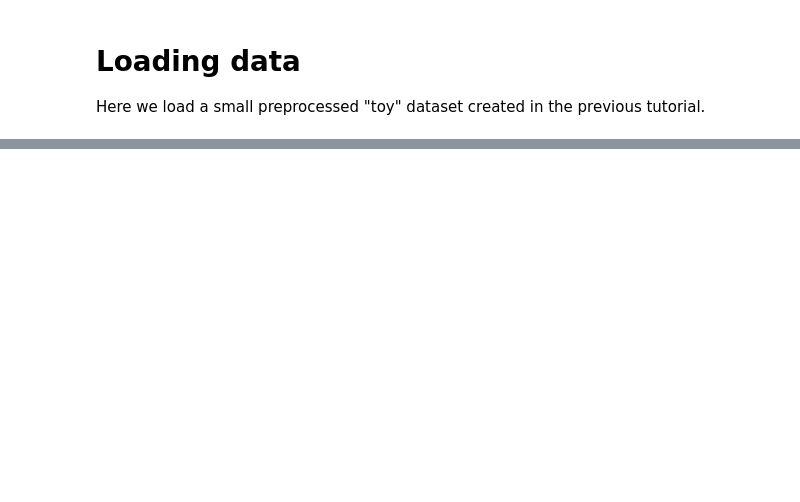
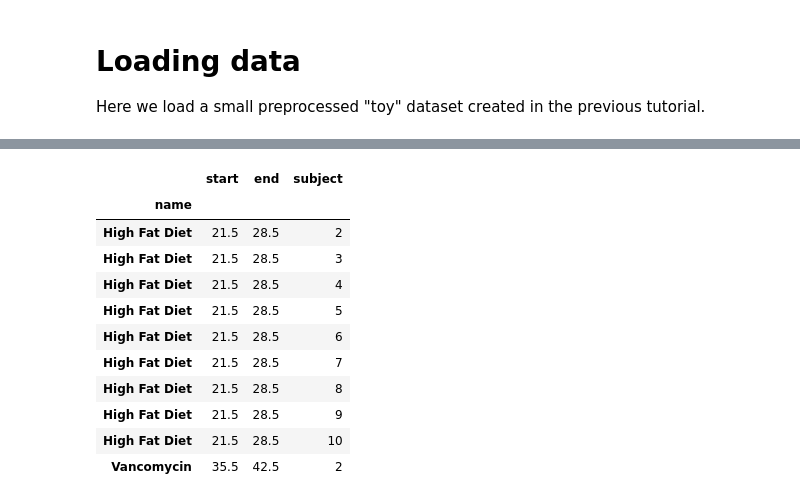
Before and after one commit to gibsonlab/mdsine2_tutorials, a Jupyter notebook: notebooks/tut_01b_viz.ipynb, the cells around one changed output, grey strips where cells are left out. Cells and saved outputs as stored; diff of their text form; code cells hidden in the pictures; blank space fills up the shorter version.

```diff
--- a/notebooks/tut_01b_viz.ipynb
+++ b/notebooks/tut_01b_viz.ipynb
@@ -394,0 +178,16 @@ plt.savefig(fig_dir / 'posterior_fix_assignments_{:04d}.png'.format(seed))
+# %%
+perturbations = pd.read_csv(tsv_files['perturbations'], index_col = 0, sep='\t')
+perturbations.head(n = 10)
+# %% [output]
+|  | start | end | subject |
+| name |  |  |  |
+| High Fat Diet | 21.5 | 28.5 | 2 |
+| High Fat Diet | 21.5 | 28.5 | 3 |
+| High Fat Diet | 21.5 | 28.5 | 4 |
+| High Fat Diet | 21.5 | 28.5 | 5 |
+| High Fat Diet | 21.5 | 28.5 | 6 |
+| High Fat Diet | 21.5 | 28.5 | 7 |
+| High Fat Diet | 21.5 | 28.5 | 8 |
+| High Fat Diet | 21.5 | 28.5 | 9 |
+| High Fat Diet | 21.5 | 28.5 | 10 |
+| Vancomycin | 35.5 | 42.5 | 2 |
```
Also changed, not shown: parts of 24 cells of this notebook.
